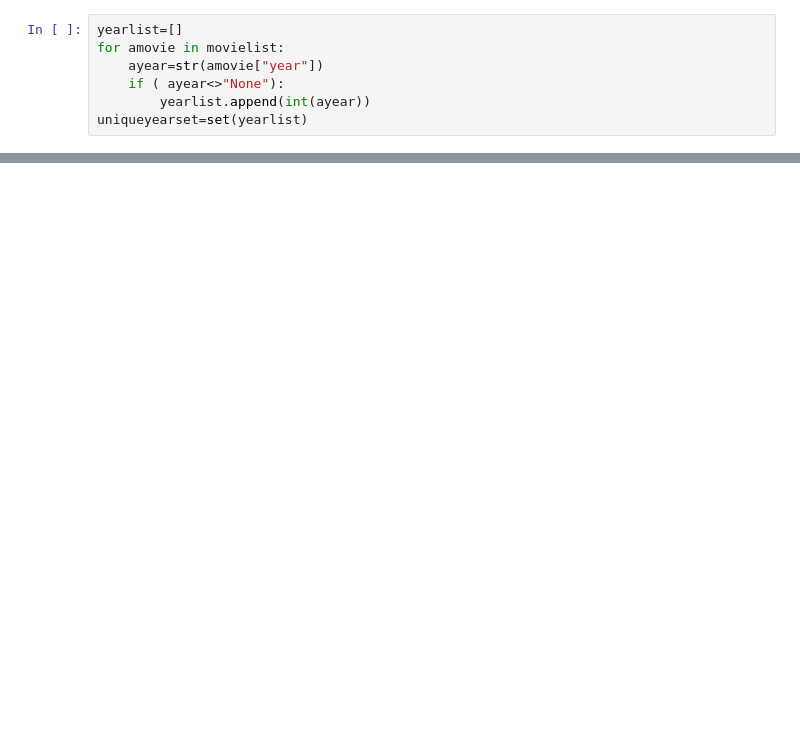
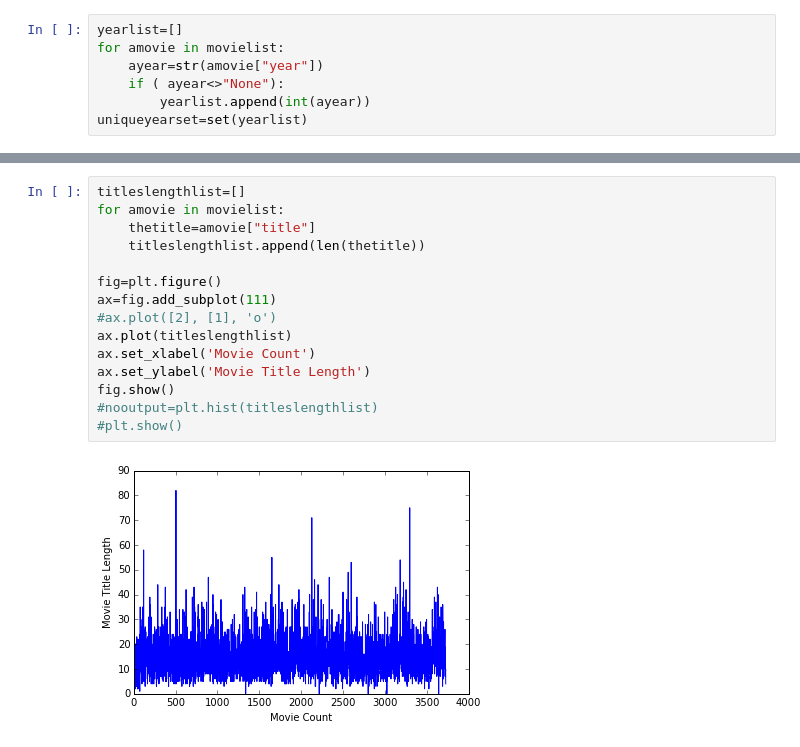
Before and after one commit to yuriyvar/Lions, a Jupyter notebook: project_1/Day2_Notebook.ipynb, the cells around one changed output, grey strips where cells are left out. Drawn from its saved outputs; the diff is of its cells as text; blank space fills up the shorter version.

```diff
--- a/project_1/Day2_Notebook.ipynb
+++ b/project_1/Day2_Notebook.ipynb
@@ -54,0 +50,17 @@ plt.hist(myyearcountlist)
+# %%
+titleslengthlist=[]
+for amovie in movielist:
+    thetitle=amovie["title"]
+    titleslengthlist.append(len(thetitle))
+
+fig=plt.figure()
+ax=fig.add_subplot(111)
+#ax.plot([2], [1], 'o')
+ax.plot(titleslengthlist)
+ax.set_xlabel('Movie Count')
+ax.set_ylabel('Movie Title Length')
+fig.show()
+#nooutput=plt.hist(titleslengthlist)
+#plt.show()
+# %% [output]
+[figure, added]
```
Also changed, not shown: parts of 13 cells of this notebook.
